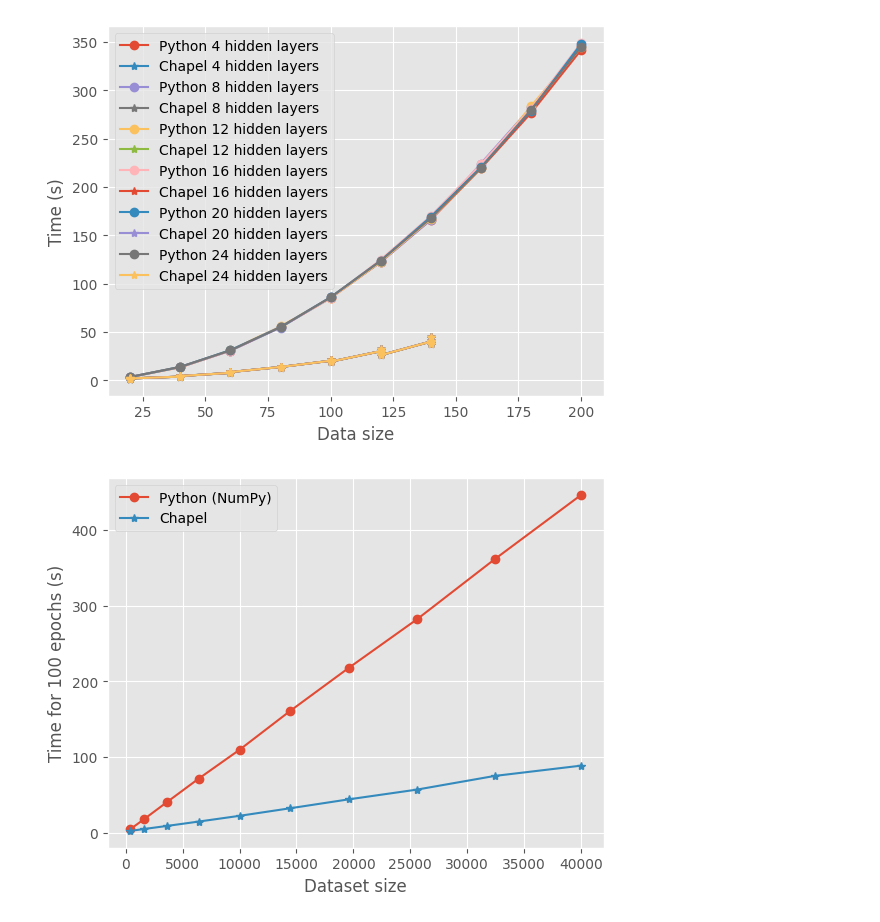
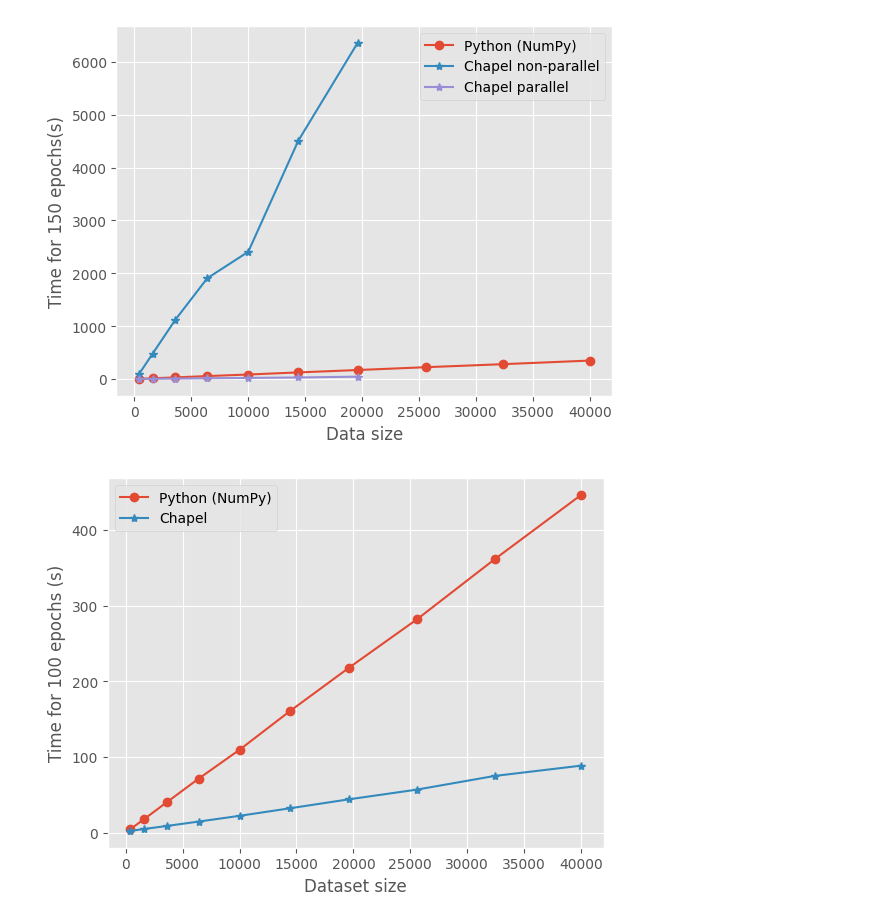
Before and after one commit to Iainmon/ml-chapel, a Jupyter notebook: week11/data_plots.ipynb, the cells around one changed output. Drawn from its saved outputs; the diff is of its cells as text; code cells hidden in the pictures.

```diff
--- a/week11/data_plots.ipynb
+++ b/week11/data_plots.ipynb
@@ -4,42 +4,45 @@ import csv
 # %%
 with open('chapdl_data/trainer.py.csv') as csvfile:
     readCSV = csv.reader(csvfile, delimiter=',')
     py_data = []
     for row in readCSV:
         py_data.append({
-            'data_size': int(row[0]),
+            'data_size': int(row[0]) ** 2,
             'hidden_layers': int(row[1]),
             'time': float(row[2]),
         })
 
 with open('chapdl_data/trainer.chpl.csv') as csvfile:
     readCSV = csv.reader(csvfile, delimiter=',')
     chpl_data = []
     for row in readCSV:
         chpl_data.append({
-            'data_size': int(row[0]),
+            'data_size': int(row[0]) ** 2,
             'hidden_layers': int(row[1]),
             'parallelized': row[2] in ['True', 'true'],
             'time': float(row[3]),
         })
 
 chpl_data_parallel = list(filter(lambda x: x['parallelized'], chpl_data))
+chpl_data_non_parallel = list(filter(lambda x: not x['parallelized'], chpl_data))
+# Plot the data, one line for each hidden layer count
+show_serial = True
+plt.style.use('ggplot')
+for hidden_layers in [16]:
+    py_data_filtered = list(filter(lambda x: x['hidden_layers'] == hidden_layers, py_data))
+    chpl_data_parallel_filtered = list(filter(lambda x: x['hidden_layers'] == hidden_layers, chpl_data_parallel))
+    chpl_data_non_parallel_filtered = list(filter(lambda x: x['hidden_layers'] == hidden_layers, chpl_data_non_parallel))
+    py_data_filtered.sort(key=lambda x: x['data_size'])
+    chpl_data_parallel_filtered.sort(key=lambda x: x['data_size'])
+    plt.plot([x['data_size'] for x in py_data_filtered], [x['time'] for x in py_data_filtered], label=f'Python (NumPy)',marker='o')
+    if show_serial: plt.plot([x['data_size'] for x in chpl_data_non_parallel_filtered], [x['time'] for x in chpl_data_non_parallel_filtered], label=f'Chapel non-parallel',marker='*')
+    plt.plot([x['data_size'] for x in chpl_data_parallel_filtered], [x['time'] for x in chpl_data_parallel_filtered], label=f'Chapel parallel',marker='*')
+plt.legend()
+plt.xlabel('Data size')
+plt.ylabel('Time for 150 epochs(s)')
+plt.show()
+# %% [output]
+[figure, added]
-# %%
-# Plot the data, one line for each hidden layer count
-plt.style.use('ggplot')
-for hidden_layers in [4,8,12,16,20,24]:
-    py_data_filtered = list(filter(lambda x: x['hidden_layers'] == hidden_layers, py_data))
-    chpl_data_filtered = list(filter(lambda x: x['hidden_layers'] == hidden_layers, chpl_data))
-    py_data_filtered.sort(key=lambda x: x['data_size'])
-    chpl_data_parallel.sort(key=lambda x: x['data_size'])
-    plt.plot([x['data_size'] for x in py_data_filtered], [x['time'] for x in py_data_filtered], label=f'Python {hidden_layers} hidden layers',marker='o')
-    plt.plot([x['data_size'] for x in chpl_data_parallel], [x['time'] for x in chpl_data_parallel], label=f'Chapel {hidden_layers} hidden layers',marker='*')
-plt.legend()
-plt.xlabel('Data size')
-plt.ylabel('Time (s)')
-plt.show()
-# %% [output]
-[figure, removed]
 # %%
 with open('chapdl_data/trainer2.py.csv') as csvfile:
     readCSV = csv.reader(csvfile, delimiter=',')
```
